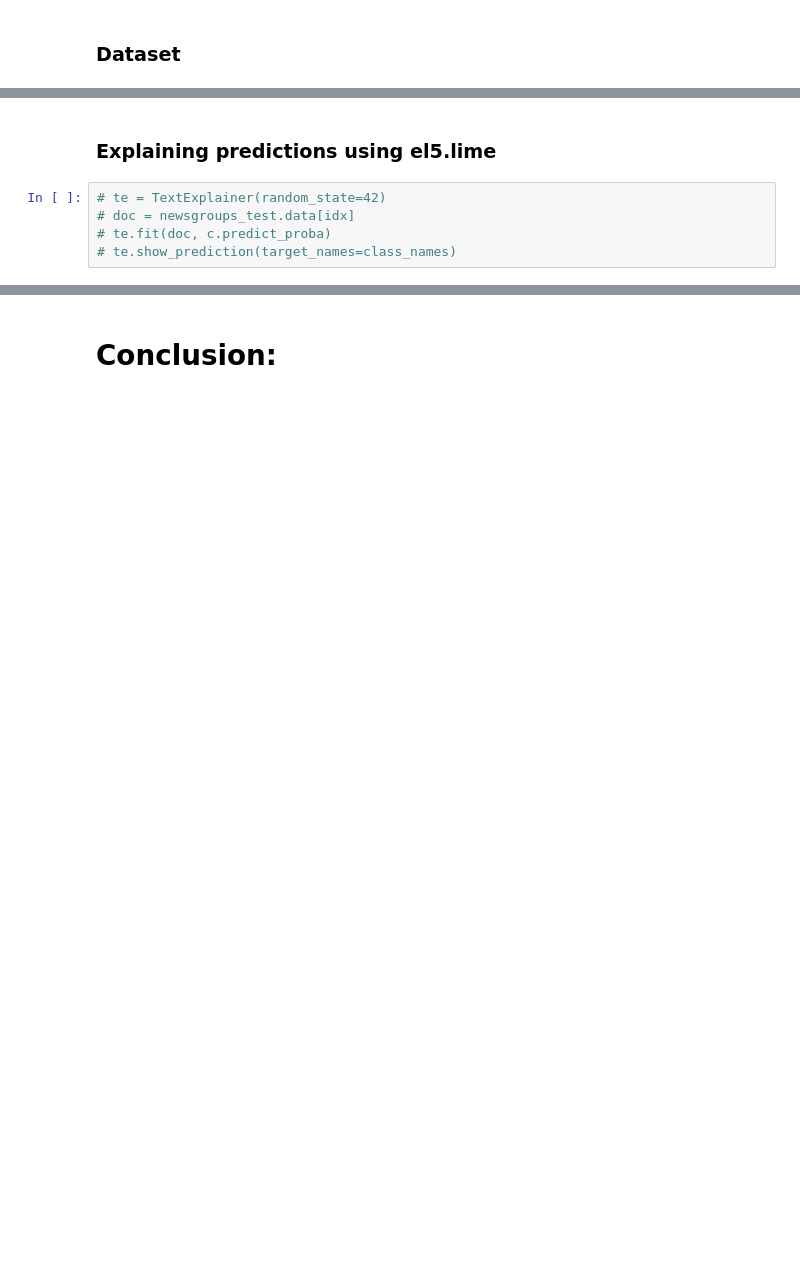
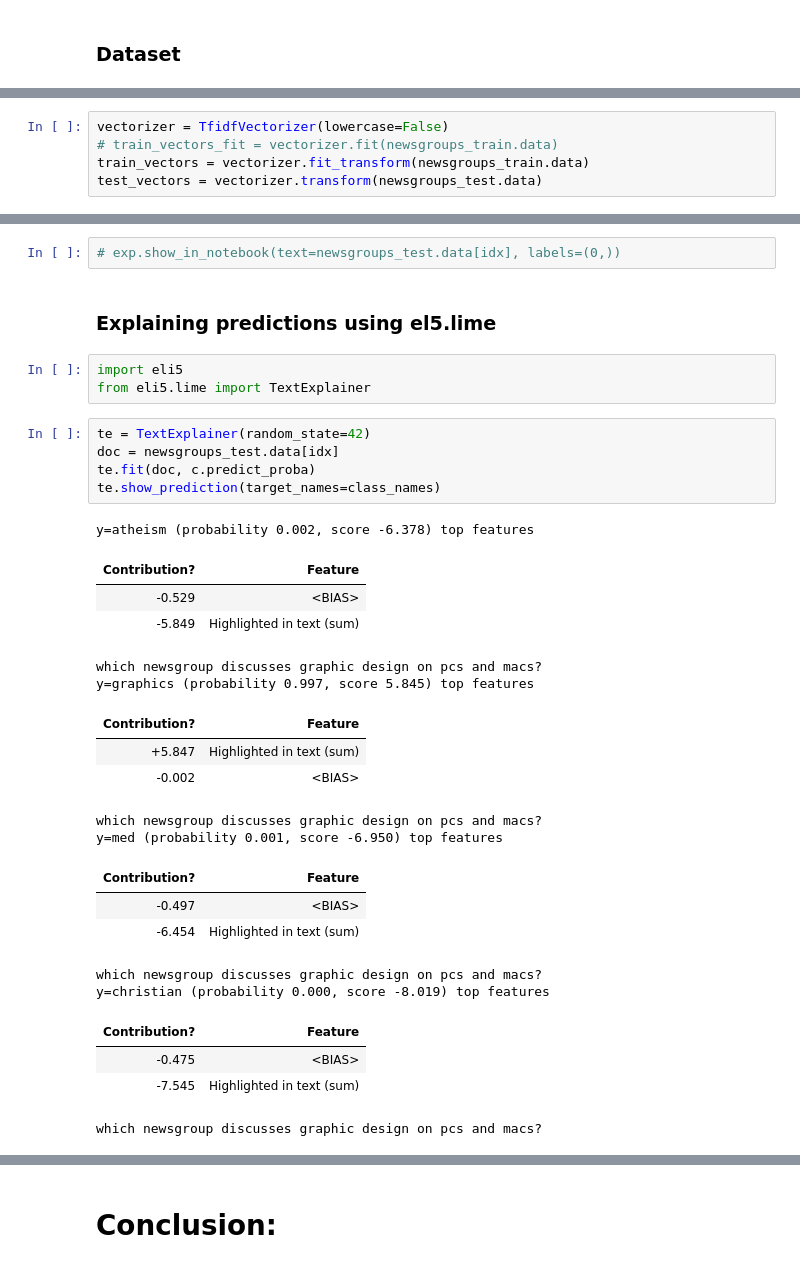
Before and after one commit to aamurtaza/explainML, a Jupyter notebook: classification/classification.ipynb, the cells around one changed output, grey strips where cells are left out. Cells and saved outputs as stored; diff of their text form; blank space fills up the shorter version.

```diff
--- a/classification/classification.ipynb
+++ b/classification/classification.ipynb
@@ -29,0 +97,5 @@ Write something
+# %%
+vectorizer = TfidfVectorizer(lowercase=False)
+# train_vectors_fit = vectorizer.fit(newsgroups_train.data)
+train_vectors = vectorizer.fit_transform(newsgroups_train.data)
+test_vectors = vectorizer.transform(newsgroups_test.data)
@@ -34,8 +184,34 @@ Write something
+# %%
+# exp.show_in_notebook(text=newsgroups_test.data[idx], labels=(0,))
 # %% [markdown]
 ### Explaining predictions using el5.lime
+# %%
+import eli5
+from eli5.lime import TextExplainer
 # %%
-# te = TextExplainer(random_state=42)
-# doc = newsgroups_test.data[idx]
-# te.fit(doc, c.predict_proba)
-# te.show_prediction(target_names=class_names)
+te = TextExplainer(random_state=42)
+doc = newsgroups_test.data[idx]
+te.fit(doc, c.predict_proba)
+te.show_prediction(target_names=class_names)
+# %% [output]
+y=atheism (probability 0.002, score -6.378) top features
+| Contribution? | Feature |
+| -0.529 | <BIAS> |
+| -5.849 | Highlighted in text (sum) |
+which newsgroup discusses graphic design on pcs and macs?
+y=graphics (probability 0.997, score 5.845) top features
+| Contribution? | Feature |
+| +5.847 | Highlighted in text (sum) |
+| -0.002 | <BIAS> |
+which newsgroup discusses graphic design on pcs and macs?
+y=med (probability 0.001, score -6.950) top features
+| Contribution? | Feature |
+| -0.497 | <BIAS> |
+| -6.454 | Highlighted in text (sum) |
+which newsgroup discusses graphic design on pcs and macs?
+y=christian (probability 0.000, score -8.019) top features
+| Contribution? | Feature |
+| -0.475 | <BIAS> |
+| -7.545 | Highlighted in text (sum) |
+which newsgroup discusses graphic design on pcs and macs?
 # %%
```
Also changed, not shown: parts of 39 cells of this notebook.
